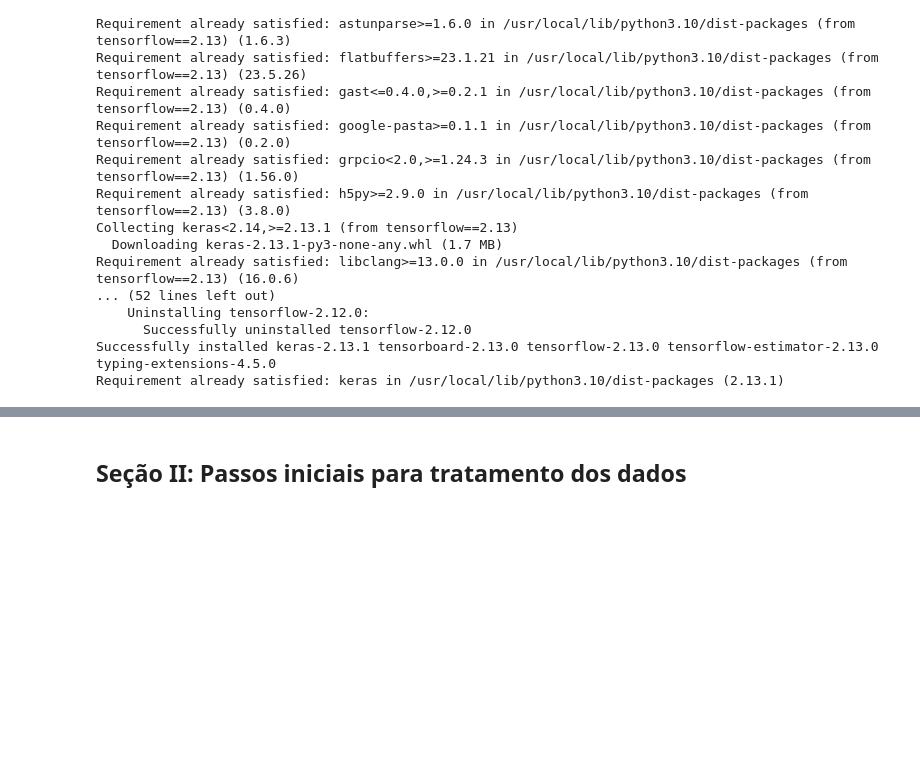
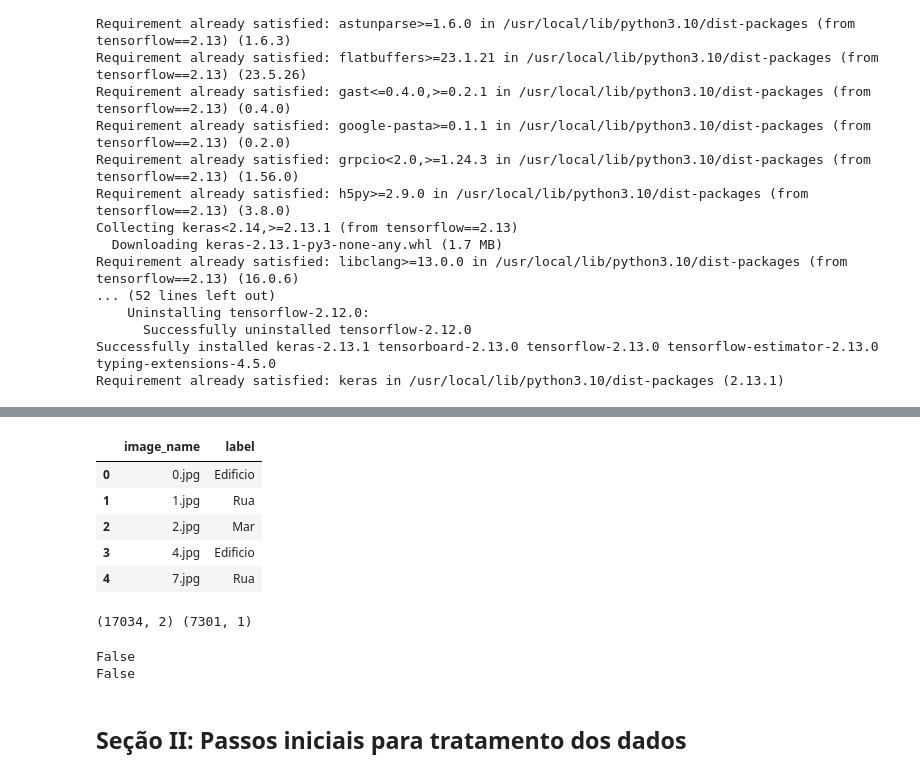
Before and after one commit to belanatal/PosPUCRio, a Jupyter notebook: MVPSprintIIb_IsabelaNatal-versão2.ipynb, the cells around one changed output, grey strips where cells are left out. Saved outputs shown, nothing was run; the diff lists cells and outputs as text; code cells hidden in the pictures; blank space fills up the shorter version.

```diff
--- a/MVPSprintIIb_IsabelaNatal-versão2.ipynb
+++ b/MVPSprintIIb_IsabelaNatal-versão2.ipynb
@@ -128,6 +116,22 @@ treino.head()
+# %%
+# Substituindo as categorias numéricas por categorias textuais
+# (Lembrando que: 0-Edifício ; 1-Floresta; 2-Montanha; 3-Geleira; 4-Rua; 5-Mar)
+treino['label'] = treino['label'].replace({0:"Edificio", 1:"Floresta", 2:"Montanha",3:"Geleira",4:"Rua",5:"Mar" })
+# %%
+# Reavaliando as primeiras linhas para conferir se os valores da coluna label foram alterados
+treino.head()
+# %% [output]
+|  | image_name | label |
+| 0 | 0.jpg | Edificio |
+| 1 | 1.jpg | Rua |
+| 2 | 2.jpg | Mar |
+| 3 | 4.jpg | Edificio |
+| 4 | 7.jpg | Rua |
 # %%
 # Verificando as dimensões dos DataFrames com as indicações das imagens correspondentes aos conjuntos de treino, teste
 print(treino.shape,teste.shape)
+# %% [output]
+(17034, 2) (7301, 1)
 # %%
 # Verificando se os DataFrames contêm dados nulos
 # Verify if the dataframe don't have NaN or null values
@@ -136,6 +140,9 @@ check_for_nan_teste = teste.isnull().values.any()
 
 print(check_for_nan_treino)
 print(check_for_nan_teste)
+# %% [output]
+False
+False
 # %%
 # Criando a lista para armazenar os dados e selecionar a pasta da imagem a ser carregada
 arquivos_com_label = []
```
Also changed, not shown: parts of 17 cells of this notebook.
